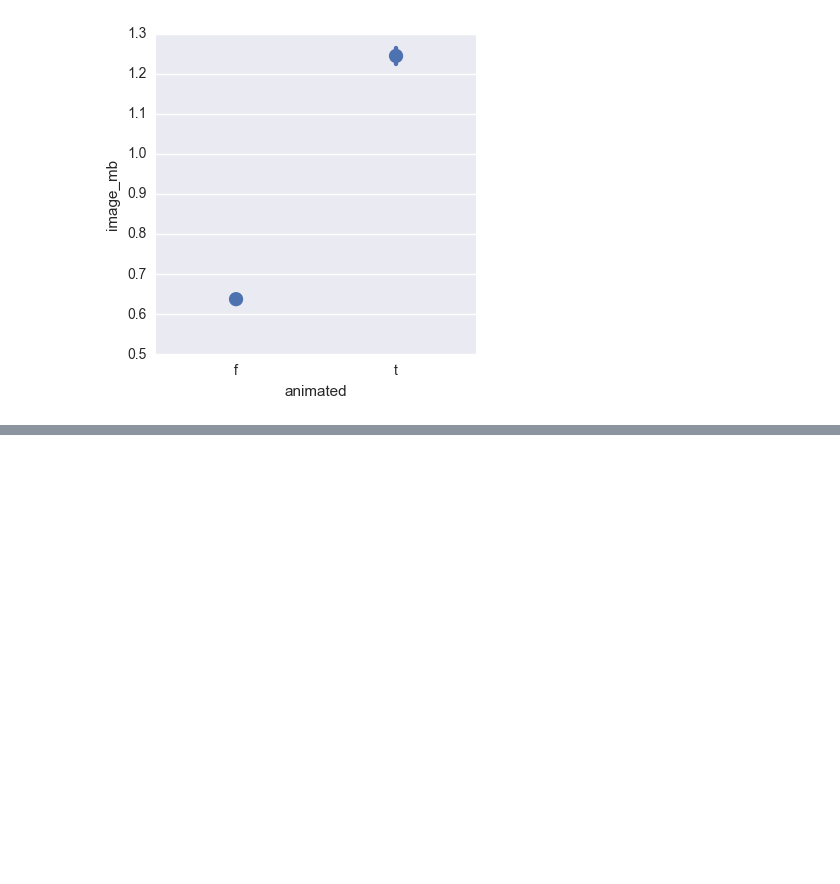
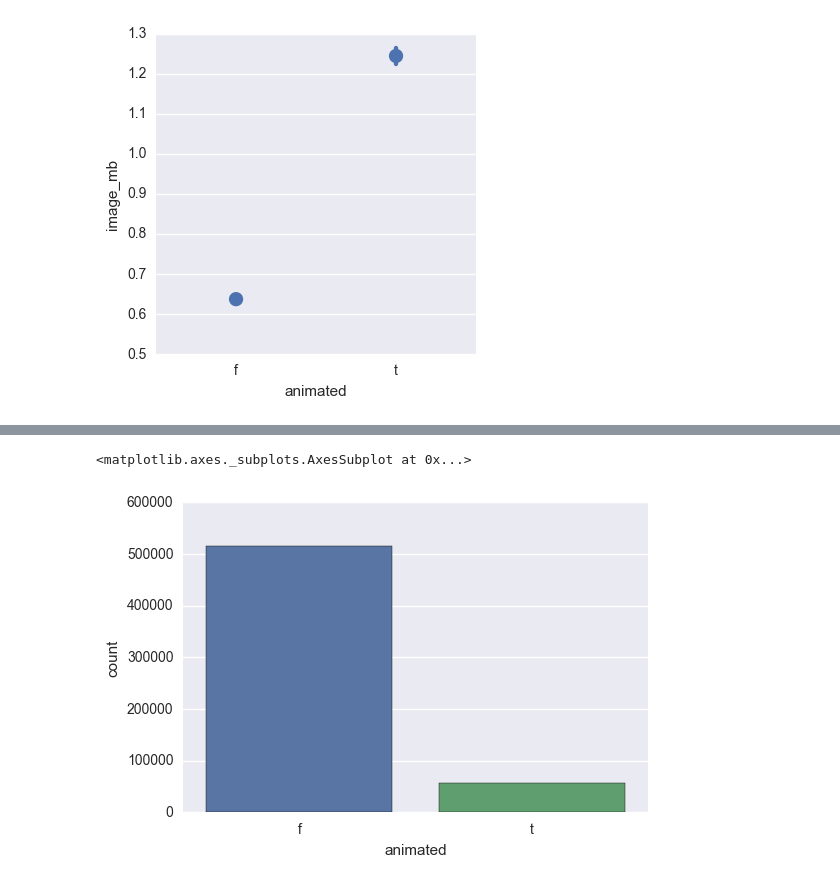
Before and after one commit to carlsednaoui/thinkful-data-science, a Jupyter notebook: coursework/unit_1/lesson_3_project_3.ipynb, the cells around one changed output, grey strips where cells are left out. Cells and saved outputs as stored; diff of their text form; code cells hidden in the pictures; blank space fills up the shorter version.

```diff
--- a/coursework/unit_1/lesson_3_project_3.ipynb
+++ b/coursework/unit_1/lesson_3_project_3.ipynb
@@ -93,0 +99,5 @@ sns.lmplot(y='body_bytes', x='image_bytes', data=df, fit_reg=False, scatter_kws=
+# %%
+sns.countplot(x="animated", data=df)
+# %% [output]
+<matplotlib.axes._subplots.AxesSubplot at 0x...>
+[figure, added]
```
Also changed, not shown: parts of 3 cells of this notebook.
